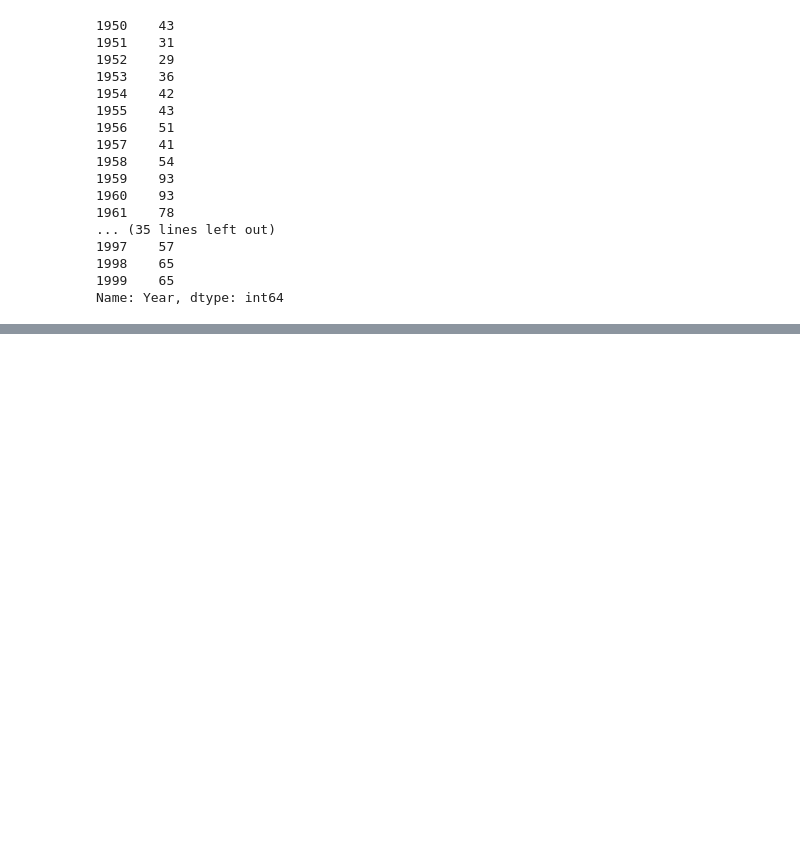
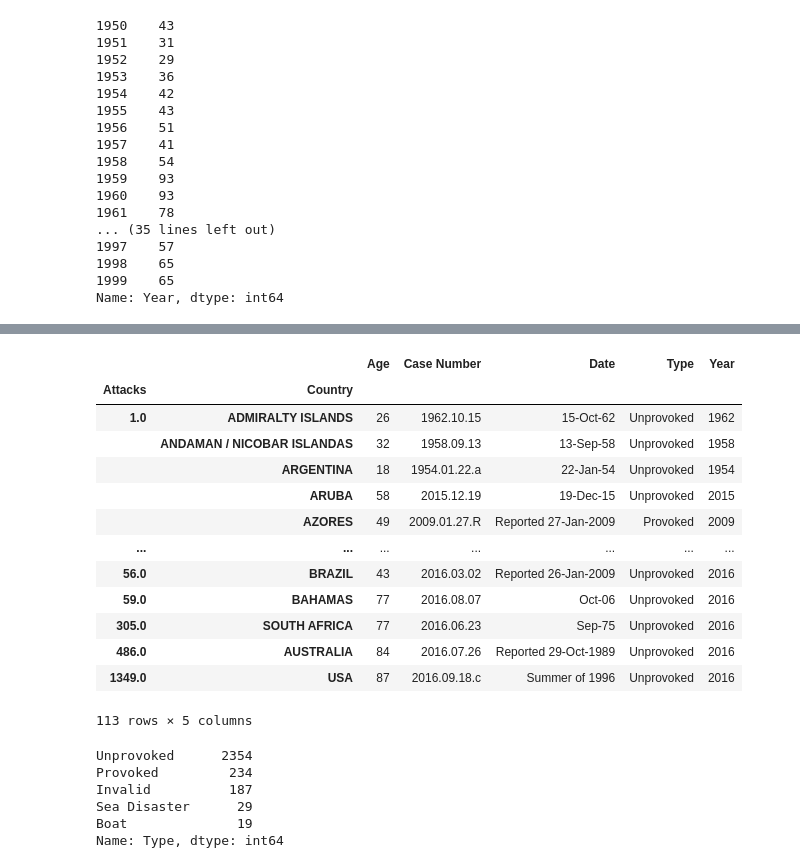
Before and after one commit to jm-cruz-d/Shark-project, a Jupyter notebook: data-wrangling.ipynb, the cells around one changed output, grey strips where cells are left out. Cells and saved outputs as stored; diff of their text form; code cells hidden in the pictures; blank space fills up the shorter version.

```diff
--- a/data-wrangling.ipynb
+++ b/data-wrangling.ipynb
@@ -243,0 +353,27 @@ Name: Sex, dtype: int64
+# %%
+x = df.groupby(['Attacks', 'Country']).max()
+x
+# %% [output]
+|  |  | Age | Case Number | Date | Type | Year |
+| Attacks | Country |  |  |  |  |  |
+| 1.0 | ADMIRALTY ISLANDS | 26 | 1962.10.15 | 15-Oct-62 | Unprovoked | 1962 |
+|  | ANDAMAN / NICOBAR ISLANDAS | 32 | 1958.09.13 | 13-Sep-58 | Unprovoked | 1958 |
+|  | ARGENTINA | 18 | 1954.01.22.a | 22-Jan-54 | Unprovoked | 1954 |
+|  | ARUBA | 58 | 2015.12.19 | 19-Dec-15 | Unprovoked | 2015 |
+|  | AZORES | 49 | 2009.01.27.R | Reported 27-Jan-2009 | Provoked | 2009 |
+| ... | ... | ... | ... | ... | ... | ... |
+| 56.0 | BRAZIL | 43 | 2016.03.02 | Reported 26-Jan-2009 | Unprovoked | 2016 |
+| 59.0 | BAHAMAS | 77 | 2016.08.07 | Oct-06 | Unprovoked | 2016 |
+| 305.0 | SOUTH AFRICA | 77 | 2016.06.23 | Sep-75 | Unprovoked | 2016 |
+| 486.0 | AUSTRALIA | 84 | 2016.07.26 | Reported 29-Oct-1989 | Unprovoked | 2016 |
+| 1349.0 | USA | 87 | 2016.09.18.c | Summer of 1996 | Unprovoked | 2016 |
+113 rows × 5 columns
+# %%
+df['Type'].value_counts()
+# %% [output]
+Unprovoked      2354
+Provoked         234
+Invalid          187
+Sea Disaster      29
+Boat              19
+Name: Type, dtype: int64
```
Also changed, not shown: parts of 19 cells of this notebook, 1 other file.
